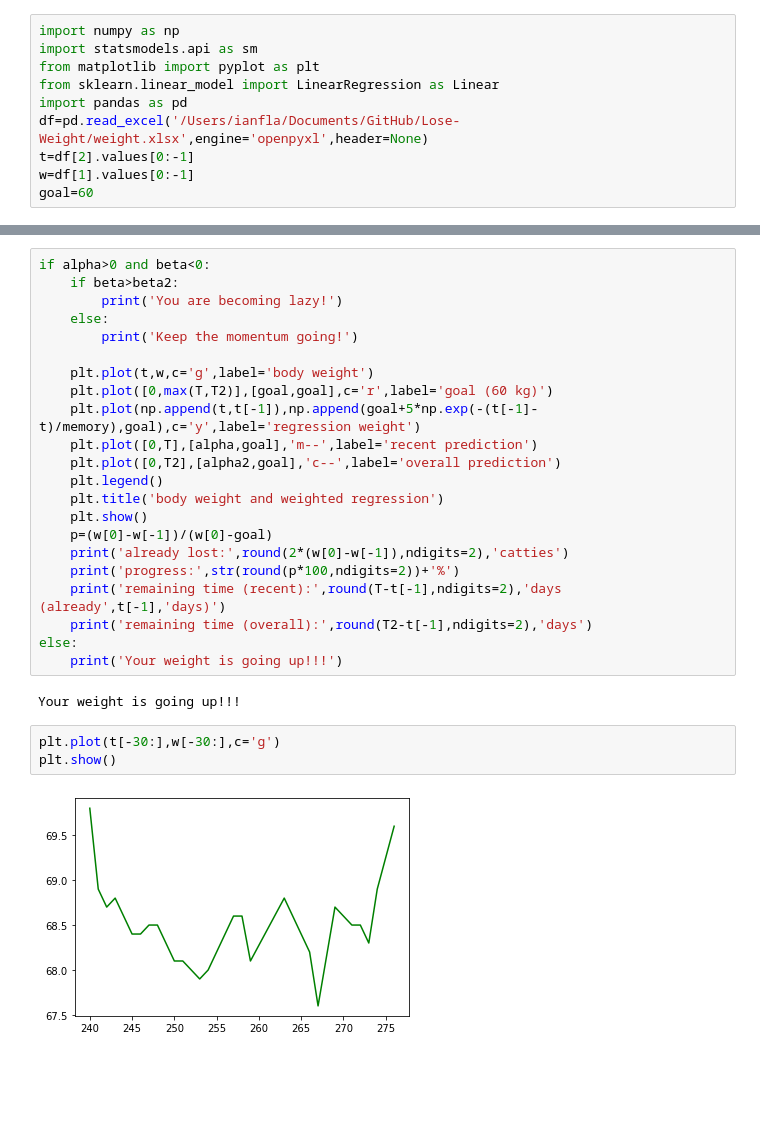
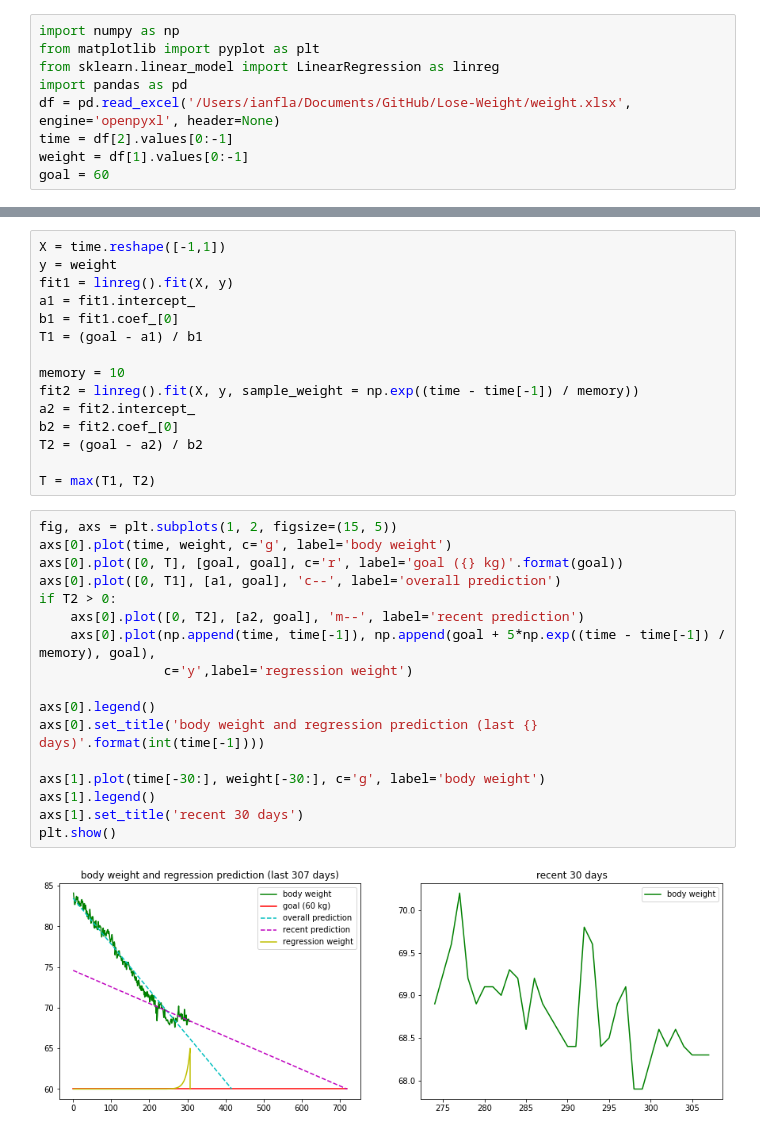
Before and after one commit to IanFla/Lose-Weight, a Jupyter notebook: weight.ipynb, the cells around one changed output, grey strips where cells are left out. Drawn from its saved outputs; the diff is of its cells as text; blank space fills up the shorter version.

```diff
--- a/weight.ipynb
+++ b/weight.ipynb
@@ -1,13 +1,12 @@
 # %%
 import numpy as np
-import statsmodels.api as sm
 from matplotlib import pyplot as plt
-from sklearn.linear_model import LinearRegression as Linear
+from sklearn.linear_model import LinearRegression as linreg
 import pandas as pd
-df=pd.read_excel('/Users/ianfla/Documents/GitHub/Lose-Weight/weight.xlsx',engine='openpyxl',header=None)
-t=df[2].values[0:-1]
-w=df[1].values[0:-1]
-goal=60
+df = pd.read_excel('/Users/ianfla/Documents/GitHub/Lose-Weight/weight.xlsx', engine='openpyxl', header=None)
+time = df[2].values[0:-1]
+weight = df[1].values[0:-1]
+goal = 60
 # %%
 df.tail(8)
 # %% [output]
@@ -35,29 +22,34 @@ T2=-(alpha2-goal)/beta2
-# %%
-if alpha>0 and beta<0:
-    if beta>beta2:
-        print('You are becoming lazy!')
-    else:
-        print('Keep the momentum going!')
-
-    plt.plot(t,w,c='g',label='body weight')
-    plt.plot([0,max(T,T2)],[goal,goal],c='r',label='goal (60 kg)')
-    plt.plot(np.append(t,t[-1]),np.append(goal+5*np.exp(-(t[-1]-t)/memory),goal),c='y',label='regression weight')
-    plt.plot([0,T],[alpha,goal],'m--',label='recent prediction')
-    plt.plot([0,T2],[alpha2,goal],'c--',label='overall prediction')
-    plt.legend()
-    plt.title('body weight and weighted regression')
-    plt.show()
-    p=(w[0]-w[-1])/(w[0]-goal)
-    print('already lost:',round(2*(w[0]-w[-1]),ndigits=2),'catties')
-    print('progress:',str(round(p*100,ndigits=2))+'%')
-    print('remaining time (recent):',round(T-t[-1],ndigits=2),'days (already',t[-1],'days)')
-    print('remaining time (overall):',round(T2-t[-1],ndigits=2),'days')
-else:
-    print('Your weight is going up!!!')
-# %% [output]
-Your weight is going up!!!
-# %%
-plt.plot(t[-30:],w[-30:],c='g')
-plt.show()
-# %% [output]
-[figure, removed]
+# %%
+X = time.reshape([-1,1])
+y = weight
+fit1 = linreg().fit(X, y)
+a1 = fit1.intercept_
+b1 = fit1.coef_[0]
+T1 = (goal - a1) / b1
+
+memory = 10
+fit2 = linreg().fit(X, y, sample_weight = np.exp((time - time[-1]) / memory))
+a2 = fit2.intercept_
+b2 = fit2.coef_[0]
+T2 = (goal - a2) / b2
+
+T = max(T1, T2)
+# %%
+fig, axs = plt.subplots(1, 2, figsize=(15, 5))
+axs[0].plot(time, weight, c='g', label='body weight')
+axs[0].plot([0, T], [goal, goal], c='r', label='goal ({} kg)'.format(goal))
+axs[0].plot([0, T1], [a1, goal], 'c--', label='overall prediction')
+if T2 > 0:
+    axs[0].plot([0, T2], [a2, goal], 'm--', label='recent prediction')
+    axs[0].plot(np.append(time, time[-1]), np.append(goal + 5*np.exp((time - time[-1]) / memory), goal),
+                c='y',label='regression weight')
+
+axs[0].legend()
+axs[0].set_title('body weight and regression prediction (last {} days)'.format(int(time[-1])))
+
+axs[1].plot(time[-30:], weight[-30:], c='g', label='body weight')
+axs[1].legend()
+axs[1].set_title('recent 30 days')
+plt.show()
+# %% [output]
+[figure, added]
```
Also changed, not shown: parts of 2 cells of this notebook, 1 other file.
